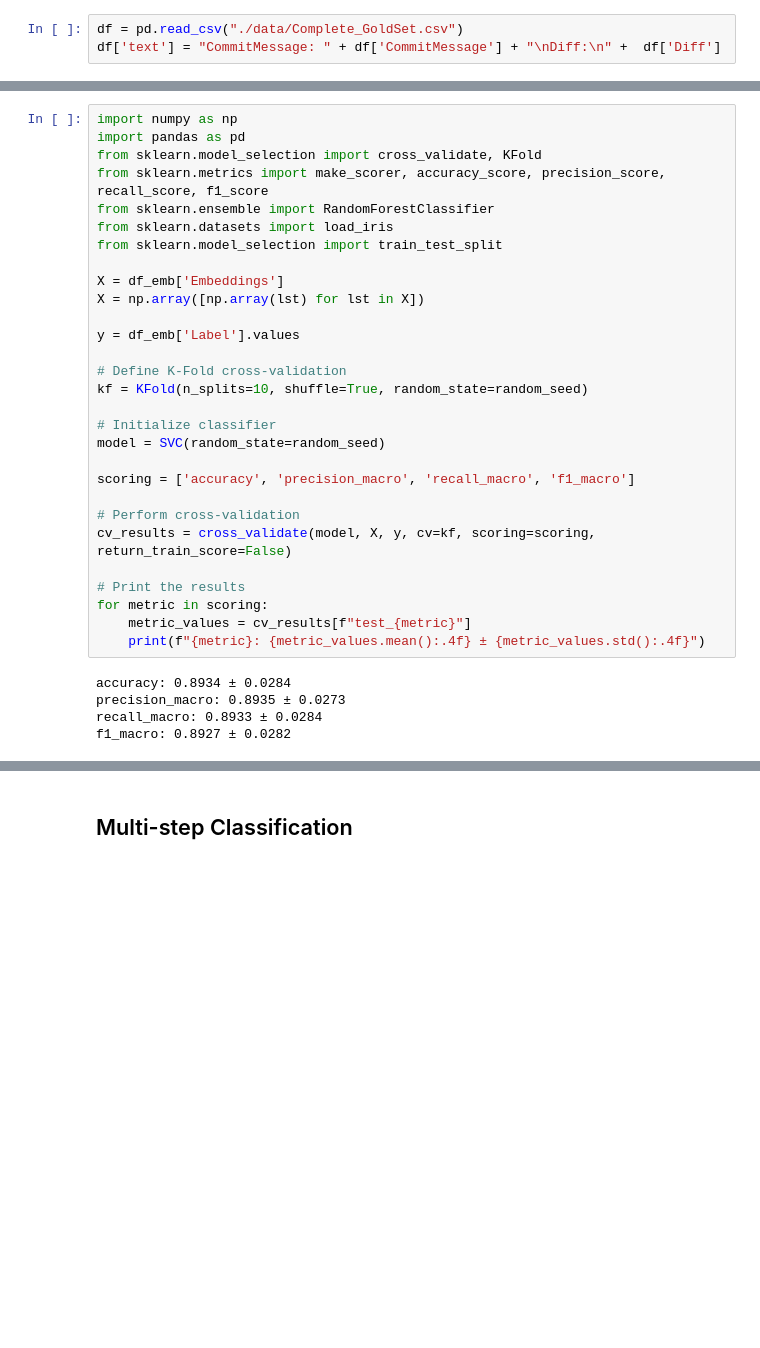
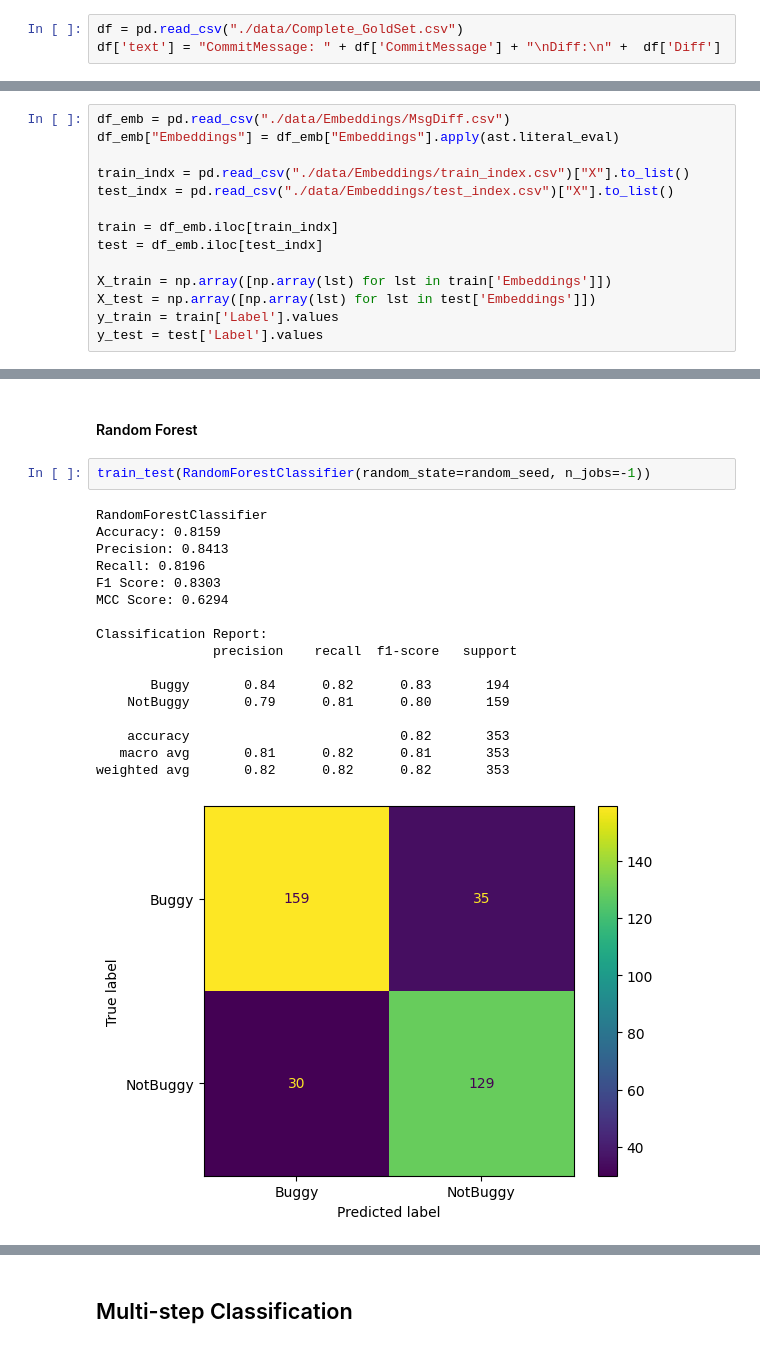
Before and after one commit to nahidul-opu/Tangled, a Jupyter notebook: RQ3.ipynb, the cells around one changed output, grey strips where cells are left out. Drawn from its saved outputs; the diff is of its cells as text; blank space fills up the shorter version.

```diff
--- a/RQ3.ipynb
+++ b/RQ3.ipynb
@@ -71 +119,15 @@ df_emb["Embeddings"] = df_emb["Embeddings"].apply(ast.literal_eval)
+# %%
+df_emb = pd.read_csv("./data/Embeddings/MsgDiff.csv")
+df_emb["Embeddings"] = df_emb["Embeddings"].apply(ast.literal_eval)
+
+train_indx = pd.read_csv("./data/Embeddings/train_index.csv")["X"].to_list()
+test_indx = pd.read_csv("./data/Embeddings/test_index.csv")["X"].to_list()
+
+train = df_emb.iloc[train_indx]
+test = df_emb.iloc[test_indx]
+
+X_train = np.array([np.array(lst) for lst in train['Embeddings']])
+X_test = np.array([np.array(lst) for lst in test['Embeddings']])
+y_train = train['Label'].values
+y_test = test['Label'].values
 # %%
@@ -138,34 +156,22 @@ weighted avg       0.88      0.88      0.88       353
-# %%
-import numpy as np
-import pandas as pd
-from sklearn.model_selection import cross_validate, KFold
-from sklearn.metrics import make_scorer, accuracy_score, precision_score, recall_score, f1_score
-from sklearn.ensemble import RandomForestClassifier
-from sklearn.datasets import load_iris
-from sklearn.model_selection import train_test_split
-
-X = df_emb['Embeddings']
-X = np.array([np.array(lst) for lst in X])
-
-y = df_emb['Label'].values
-
-# Define K-Fold cross-validation
-kf = KFold(n_splits=10, shuffle=True, random_state=random_seed)
-
-# Initialize classifier
-model = SVC(random_state=random_seed)
-
-scoring = ['accuracy', 'precision_macro', 'recall_macro', 'f1_macro']
-
-# Perform cross-validation
-cv_results = cross_validate(model, X, y, cv=kf, scoring=scoring, return_train_score=False)
-
-# Print the results
-for metric in scoring:
-    metric_values = cv_results[f"test_{metric}"]
-    print(f"{metric}: {metric_values.mean():.4f} ± {metric_values.std():.4f}")
-# %% [output]
-accuracy: 0.8934 ± 0.0284
-precision_macro: 0.8935 ± 0.0273
-recall_macro: 0.8933 ± 0.0284
-f1_macro: 0.8927 ± 0.0282
+# %% [markdown]
+#### Random Forest
+# %%
+train_test(RandomForestClassifier(random_state=random_seed, n_jobs=-1))
+# %% [output]
+RandomForestClassifier
+Accuracy: 0.8159
+Precision: 0.8413
+Recall: 0.8196
+F1 Score: 0.8303
+MCC Score: 0.6294
+
+Classification Report:
+               precision    recall  f1-score   support
+
+       Buggy       0.84      0.82      0.83       194
+    NotBuggy       0.79      0.81      0.80       159
+
+    accuracy                           0.82       353
+   macro avg       0.81      0.82      0.81       353
+weighted avg       0.82      0.82      0.82       353
+[figure, added]
```
Also changed, not shown: parts of 40 cells of this notebook.
